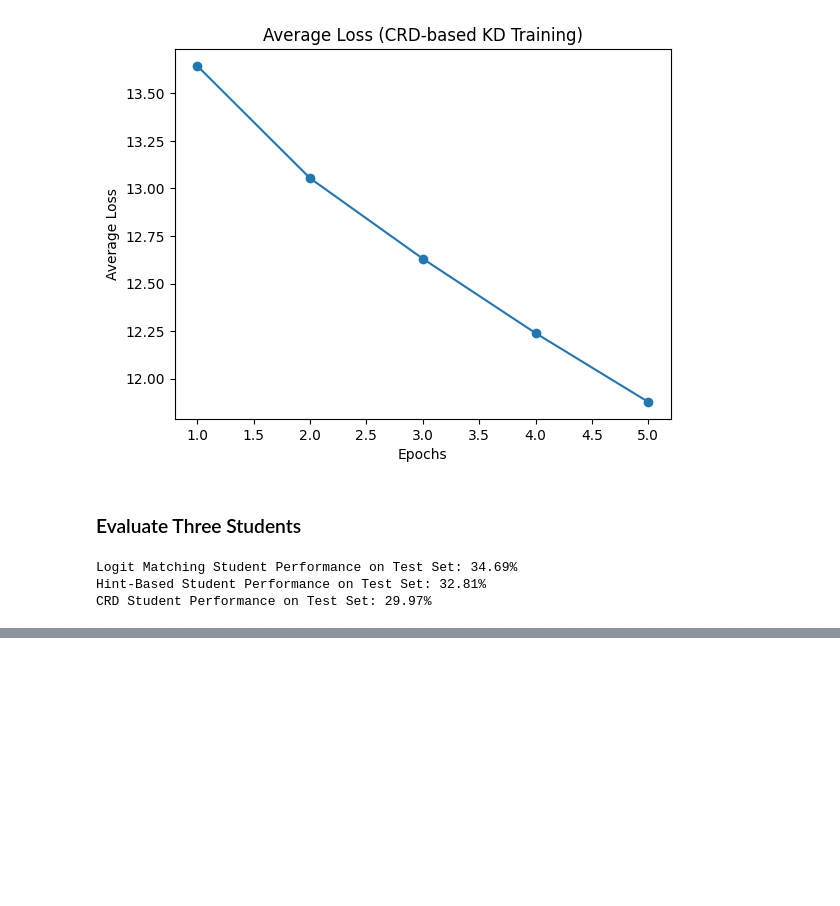
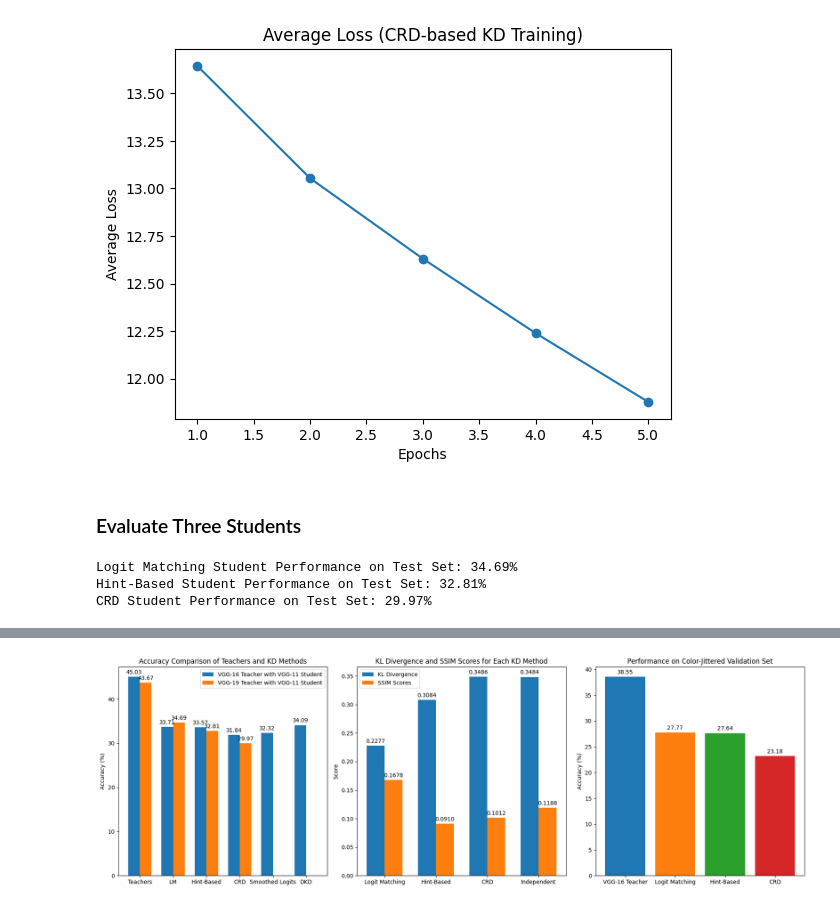
Before and after one commit to Jawamegamind/PA3-Deep-Models-Compresion, a Jupyter notebook: ATML_PA3_task3.ipynb, the cells around one changed output, grey strips where cells are left out. Saved outputs shown, nothing was run; the diff lists cells and outputs as text; code cells hidden in the pictures; blank space fills up the shorter version.

Commit message:
task 3 visualisations

```diff
--- a/ATML_PA3_task3.ipynb
+++ b/ATML_PA3_task3.ipynb
@@ -1693,0 +1735,89 @@ Overall, these findings suggest that matching teacher and student model complexi
+# %%
+import matplotlib.pyplot as plt
+import numpy as np
+
+# Data for accuracy comparison
+labels = ['Teachers', 'LM', 'Hint-Based', 'CRD', 'Smoothed Logits', 'DKD']
+vgg16_teacher = [45.03, 33.71, 33.57, 31.84, 32.32, 34.09]
+vgg19_teacher = [43.67, 34.69, 32.81, 29.97, 0, 0]  # Replace None with 0 or another placeholder if needed
+
+# Data for KL Divergence and SSIM Scores
+kl_divergence = [0.2277, 0.3084, 0.3486, 0.3484]
+ssim_scores = [0.1678, 0.0910, 0.1012, 0.1188]
+methods = ['Logit Matching', 'Hint-Based', 'CRD', 'Independent']
+
+# Data for Color-Jittered Validation Set Performance
+jitter_labels = ['VGG-16 Teacher', 'Logit Matching', 'Hint-Based', 'CRD']
+jitter_values = [38.55, 27.77, 27.64, 23.18]
+
+# Set up subplots
+fig, axs = plt.subplots(1, 3, figsize=(18, 6))
+
+# 1. Bar Graph for Accuracy Comparison
+x = np.arange(len(labels))
+width = 0.35
+
+bars_vgg16 = axs[0].bar(x - width/2, vgg16_teacher, width, label='VGG-16 Teacher with VGG-11 Student')
+bars_vgg19 = axs[0].bar(x + width/2, vgg19_teacher, width, label='VGG-19 Teacher with VGG-11 Student')
+
+axs[0].set_ylabel('Accuracy (%)')
+axs[0].set_title('Accuracy Comparison of Teachers and KD Methods')
+axs[0].set_xticks(x)
+axs[0].set_xticklabels(labels)
+axs[0].legend()
+
+# Annotate bars for accuracy graph
+for bars in [bars_vgg16, bars_vgg19]:
+    for bar in bars:
+        height = bar.get_height()
+        if height is not None and height != 0:
+            axs[0].annotate(f'{height:.2f}',
+                            xy=(bar.get_x() + bar.get_width() / 2, height),
+                            xytext=(0, 3),  # Offset text position above bar
+                            textcoords="offset points",
+                            ha='center', va='bottom')
+
+# 2. Bar Graph for KL Divergence and SSIM Scores
+x = np.arange(len(methods))
+
+bars_kl = axs[1].bar(x - width/2, kl_divergence, width, label='KL Divergence')
+bars_ssim = axs[1].bar(x + width/2, ssim_scores, width, label='SSIM Scores')
+
+axs[1].set_ylabel('Score')
+axs[1].set_title('KL Divergence and SSIM Scores for Each KD Method')
+axs[1].set_xticks(x)
+axs[1].set_xticklabels(methods)
+axs[1].legend()
+
+# Annotate bars for KL and SSIM scores
+for bars in [bars_kl, bars_ssim]:
+    for bar in bars:
+        height = bar.get_height()
+        axs[1].annotate(f'{height:.4f}',
+                        xy=(bar.get_x() + bar.get_width() / 2, height),
+                        xytext=(0, 3),
+                        textcoords="offset points",
+                        ha='center', va='bottom')
+
+# 3. Bar Graph for Color-Jittered Validation Set Performance
+bars_jitter = axs[2].bar(jitter_labels, jitter_values, color=['#1f77b4', '#ff7f0e', '#2ca02c', '#d62728'])
+
+axs[2].set_ylabel('Accuracy (%)')
+axs[2].set_title('Performance on Color-Jittered Validation Set')
+axs[2].set_xticks(np.arange(len(jitter_labels)))
+axs[2].set_xticklabels(jitter_labels)
+
+# Annotate bars for color-jittered performance
+for bar in bars_jitter:
+    height = bar.get_height()
+    axs[2].annotate(f'{height:.2f}',
+                    xy=(bar.get_x() + bar.get_width() / 2, height),
+                    xytext=(0, 3),
+                    textcoords="offset points",
+                    ha='center', va='bottom')
+
+# Adjust layout and show
+plt.tight_layout()
+plt.show()
+# %% [output]
+[figure, added]
```
Also changed, not shown: parts of 3 cells of this notebook.
